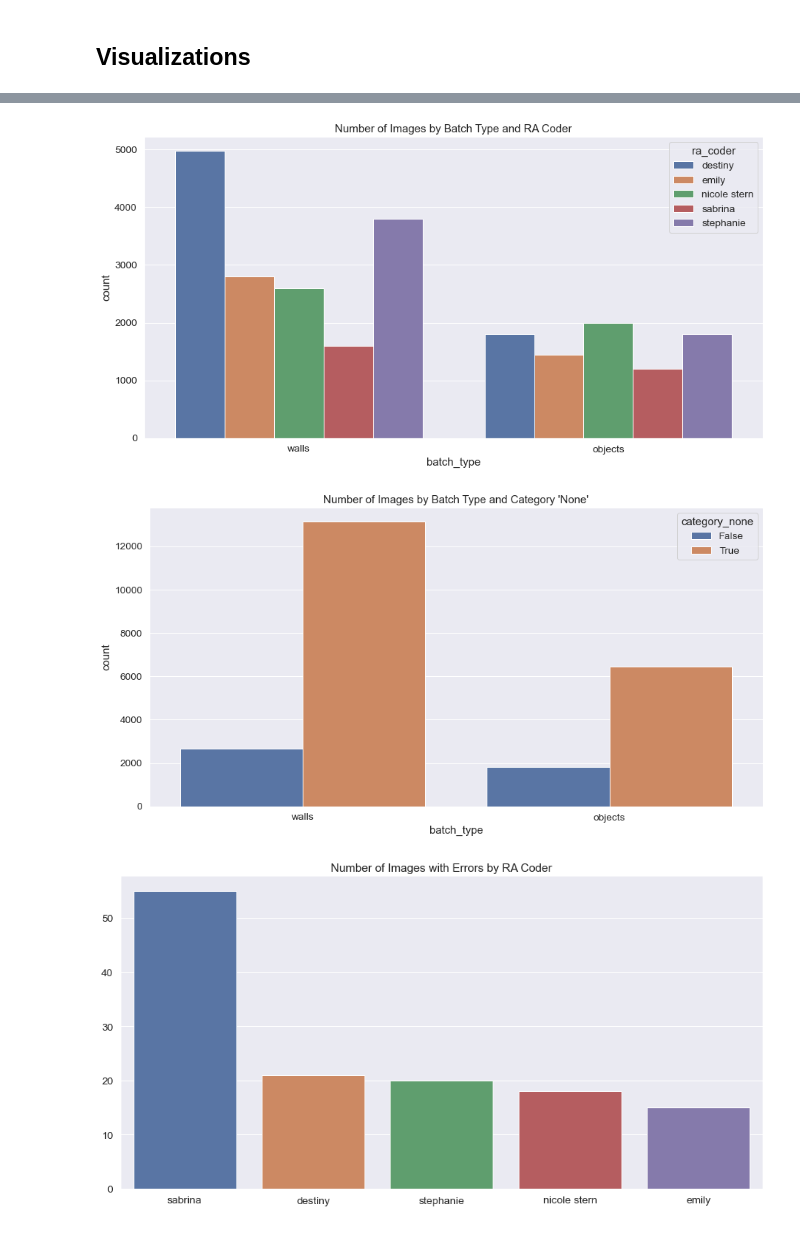
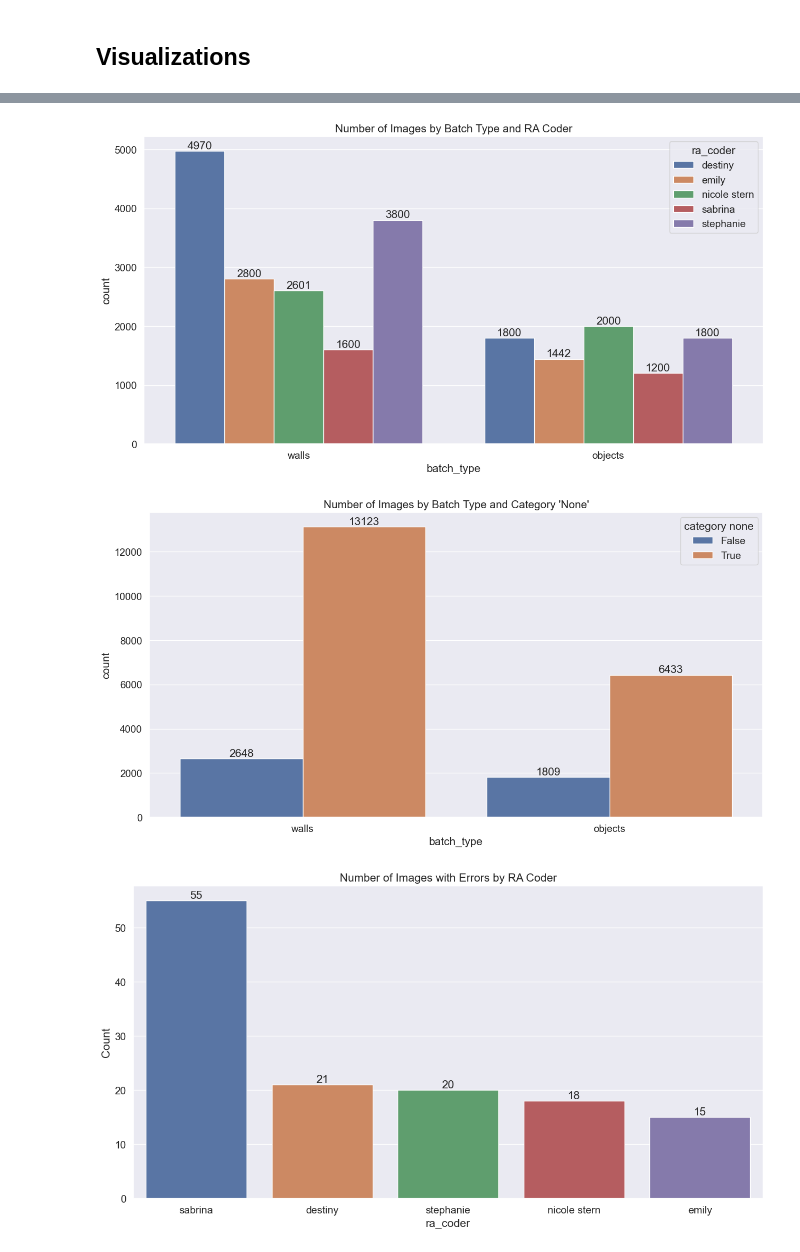
Before and after one commit to PrincetonSSPLab/bitmoji-project, a Jupyter notebook: objects_wall_hanging_parsing/converting_objects_and_wall_hangings_to_table.ipynb, the cells around one changed output, grey strips where cells are left out. Drawn from its saved outputs; the diff is of its cells as text; code cells hidden in the pictures.

Commit message:
fixing reading errors

```diff
--- a/objects_wall_hanging_parsing/converting_objects_and_wall_hangings_to_table.ipynb
+++ b/objects_wall_hanging_parsing/converting_objects_and_wall_hangings_to_table.ipynb
@@ -165,23 +168,48 @@ figure.savefig("../object_wall_hanging_report/images_by_batch_type.png", bbox_in
 # %%
-images_by_batch_type_and_ra_coder = sns.countplot(x="batch_type", hue="ra_coder", data=object_wall_hanging_df).set_title("Number of Images by Batch Type and RA Coder")
+images_by_batch_type_and_ra_coder = sns.countplot(x="batch_type", hue="ra_coder", data=object_wall_hanging_df)
+images_by_batch_type_and_ra_coder.set_title("Number of Images by Batch Type and RA Coder")
+
+for p in images_by_batch_type_and_ra_coder.patches:
+    height = p.get_height()
+    images_by_batch_type_and_ra_coder.text(p.get_x() + p.get_width()/2., height,
+            '{:d}'.format(int(height)),
+            ha="center", va="bottom")
+
 figure = images_by_batch_type_and_ra_coder.get_figure()
 figure.savefig("../object_wall_hanging_report/images_by_batch_type_and_ra_coder.png", bbox_inches="tight")
 # %% [output]
-[figure, old version]
+[figure, new version]
 # %%
-images_by_batch_type_and_category_none = sns.countplot(x="batch_type", hue="category_none", data=object_wall_hanging_df).set_title("Number of Images by Batch Type and Category 'None'")
+images_by_batch_type_and_category_none = sns.countplot(x="batch_type", hue="category none", data=object_wall_hanging_df)
+images_by_batch_type_and_category_none.set_title("Number of Images by Batch Type and Category 'None'")
+
+for p in images_by_batch_type_and_category_none.patches:
+    height = p.get_height()
+    images_by_batch_type_and_category_none.text(p.get_x() + p.get_width()/2., height,
+            '{:d}'.format(int(height)),
+            ha="center", va="bottom")
+
 figure = images_by_batch_type_and_category_none.get_figure()
 figure.savefig("../object_wall_hanging_report/images_by_batch_type_and_category_none.png", bbox_inches="tight")
 # %% [output]
-[figure, old version]
+[figure, new version]
 # %%
 # display number of images with an error (i.e. error is not the empty string) by ra_coder
 errors = object_wall_hanging_df[object_wall_hanging_df["error"] != ""]
 num_errors = errors["ra_coder"].value_counts()
-images_with_errors_by_ra_coder = sns.barplot(x=num_errors.index, y=num_errors.values).set_title("Number of Images with Errors by RA Coder")
+images_with_errors_by_ra_coder = sns.barplot(x=num_errors.index, y=num_errors.values)
+images_with_errors_by_ra_coder.set_ylabel("Count")
+images_with_errors_by_ra_coder.set_title("Number of Images with Errors by RA Coder")
+
+for p in images_with_errors_by_ra_coder.patches:
+    height = p.get_height()
+    images_with_errors_by_ra_coder.text(p.get_x() + p.get_width()/2., height,
+            '{:d}'.format(int(height)),
+            ha="center", va="bottom")
+
 figure = images_with_errors_by_ra_coder.get_figure()
 figure.savefig("../object_wall_hanging_report/images_with_errors_by_ra_coder.png", bbox_inches="tight")
 # %% [output]
-[figure, old version]
+[figure, new version]
 # %%
 # show distribution among category
```
Also changed, not shown: parts of 7 cells of this notebook, 1 other file.
